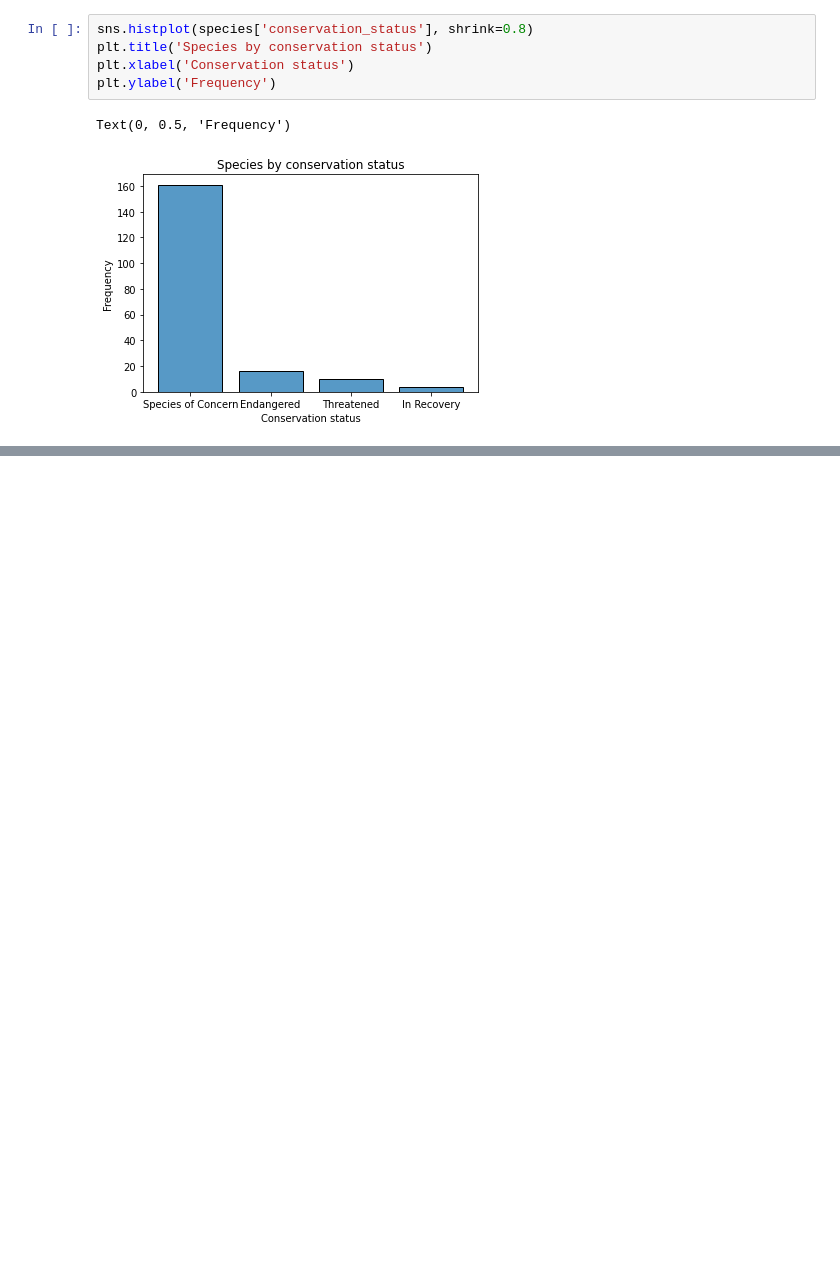
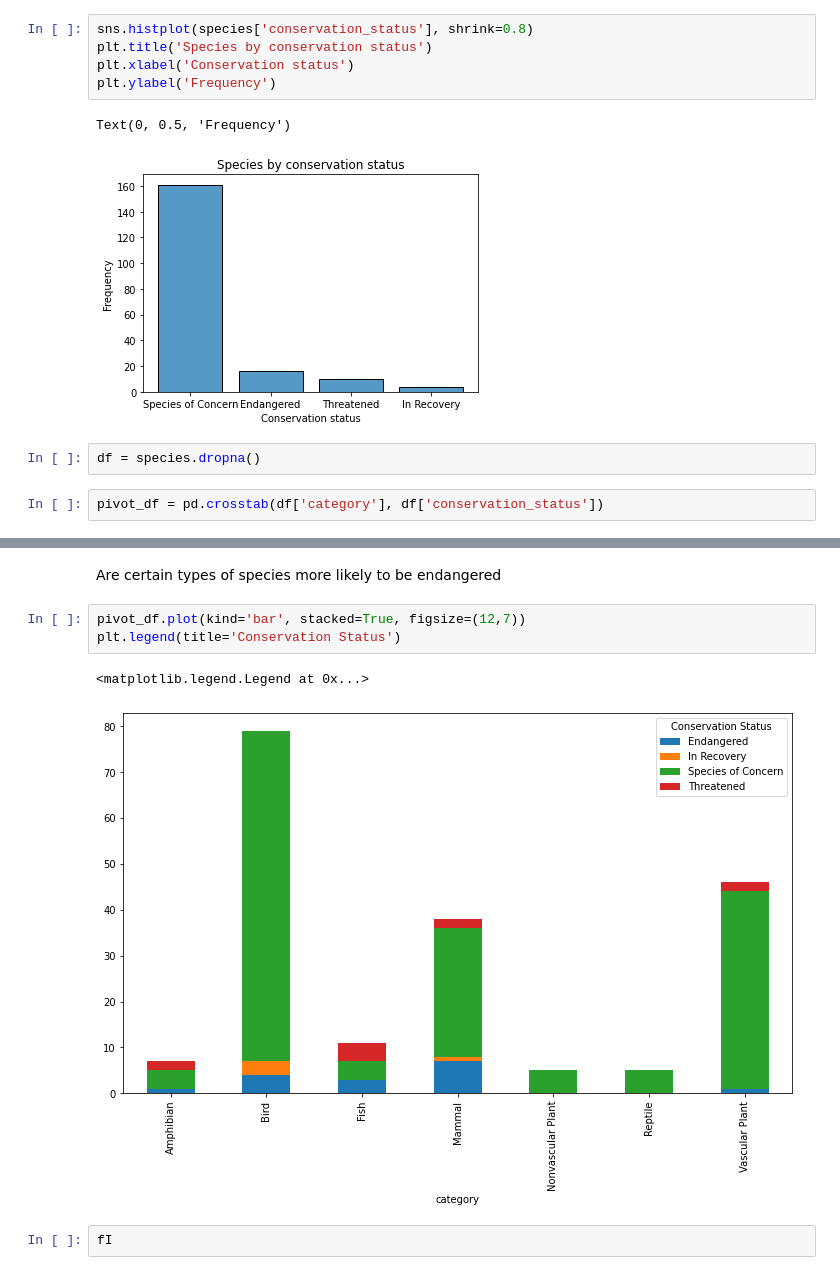
Before and after one commit to bartmj/Biodiversity-EDA, a Jupyter notebook: biodiversity.ipynb, the cells around one changed output, grey strips where cells are left out. Cells and saved outputs as stored; diff of their text form; blank space fills up the shorter version.

```diff
--- a/biodiversity.ipynb
+++ b/biodiversity.ipynb
@@ -58,3 +59,7 @@ plt.ylabel('Frequency')
 # %% [output]
 Text(0, 0.5, 'Frequency')
 [figure]
+# %%
+df = species.dropna()
+# %%
+pivot_df = pd.crosstab(df['category'], df['conservation_status'])
@@ -60,0 +78,10 @@ Text(0, 0.5, 'Frequency')
+# %% [markdown]
+Are certain types of species more likely to be endangered
+# %%
+pivot_df.plot(kind='bar', stacked=True, figsize=(12,7))
+plt.legend(title='Conservation Status')
+# %% [output]
+<matplotlib.legend.Legend at 0x...>
+[figure, added]
+# %%
+fI
```
Also changed, not shown: parts of 2 cells of this notebook.
